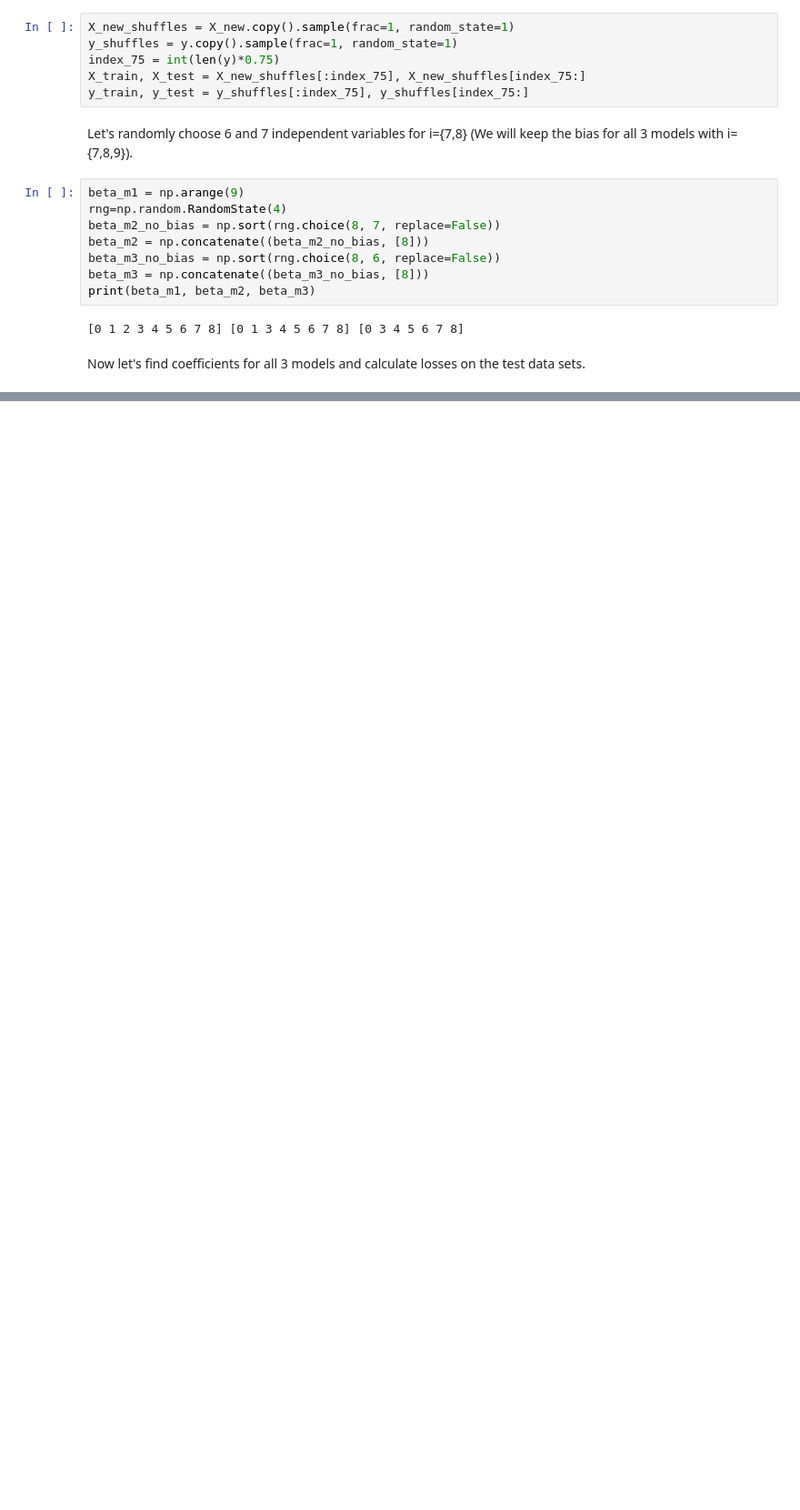
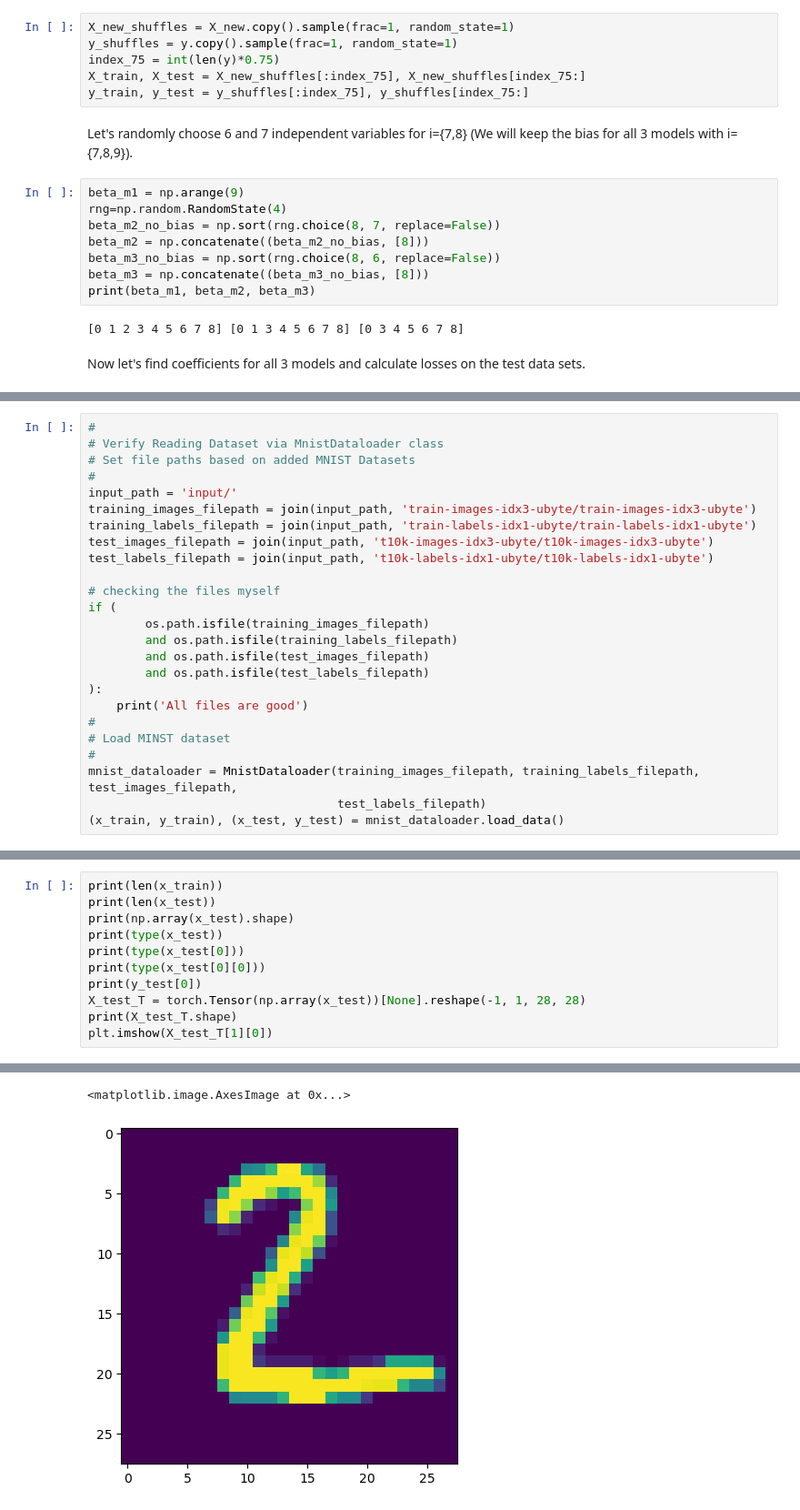
Before and after one commit to xdshiro/HW681, a Jupyter notebook: HW685/HW1/Tsvetkov_HM1_ECE685D.ipynb, the cells around one changed output, grey strips where cells are left out. Shown at 91% size. Cells and saved outputs as stored; diff of their text form; blank space fills up the shorter version.

```diff
--- a/HW685/HW1/Tsvetkov_HM1_ECE685D.ipynb
+++ b/HW685/HW1/Tsvetkov_HM1_ECE685D.ipynb
@@ -180,0 +276,25 @@ I believe, models with multiple linear regression that include more independent
+# %%
+#
+# Verify Reading Dataset via MnistDataloader class
+# Set file paths based on added MNIST Datasets
+#
+input_path = 'input/'
+training_images_filepath = join(input_path, 'train-images-idx3-ubyte/train-images-idx3-ubyte')
+training_labels_filepath = join(input_path, 'train-labels-idx1-ubyte/train-labels-idx1-ubyte')
+test_images_filepath = join(input_path, 't10k-images-idx3-ubyte/t10k-images-idx3-ubyte')
+test_labels_filepath = join(input_path, 't10k-labels-idx1-ubyte/t10k-labels-idx1-ubyte')
+
+# checking the files myself
+if (
+		os.path.isfile(training_images_filepath)
+		and os.path.isfile(training_labels_filepath)
+		and os.path.isfile(test_images_filepath)
+		and os.path.isfile(test_labels_filepath)
+):
+	print('All files are good')
+#
+# Load MINST dataset
+#
+mnist_dataloader = MnistDataloader(training_images_filepath, training_labels_filepath, test_images_filepath,
+                                   test_labels_filepath)
+(x_train, y_train), (x_test, y_test) = mnist_dataloader.load_data()
@@ -180,0 +305,12 @@ I believe, models with multiple linear regression that include more independent
+# %%
+print(len(x_train))
+print(len(x_test))
+print(np.array(x_test).shape)
+print(type(x_test))
+print(type(x_test[0]))
+print(type(x_test[0][0]))
+print(y_test[0])
+X_test_T = torch.Tensor(np.array(x_test))[None].reshape(-1, 1, 28, 28)
+print(X_test_T.shape)
+plt.imshow(X_test_T[1][0])
+# %% [output]
@@ -180,0 +325,2 @@ I believe, models with multiple linear regression that include more independent
+<matplotlib.image.AxesImage at 0x...>
+[figure, added]
```
Also changed, not shown: parts of 47 cells of this notebook, 1 other file.
